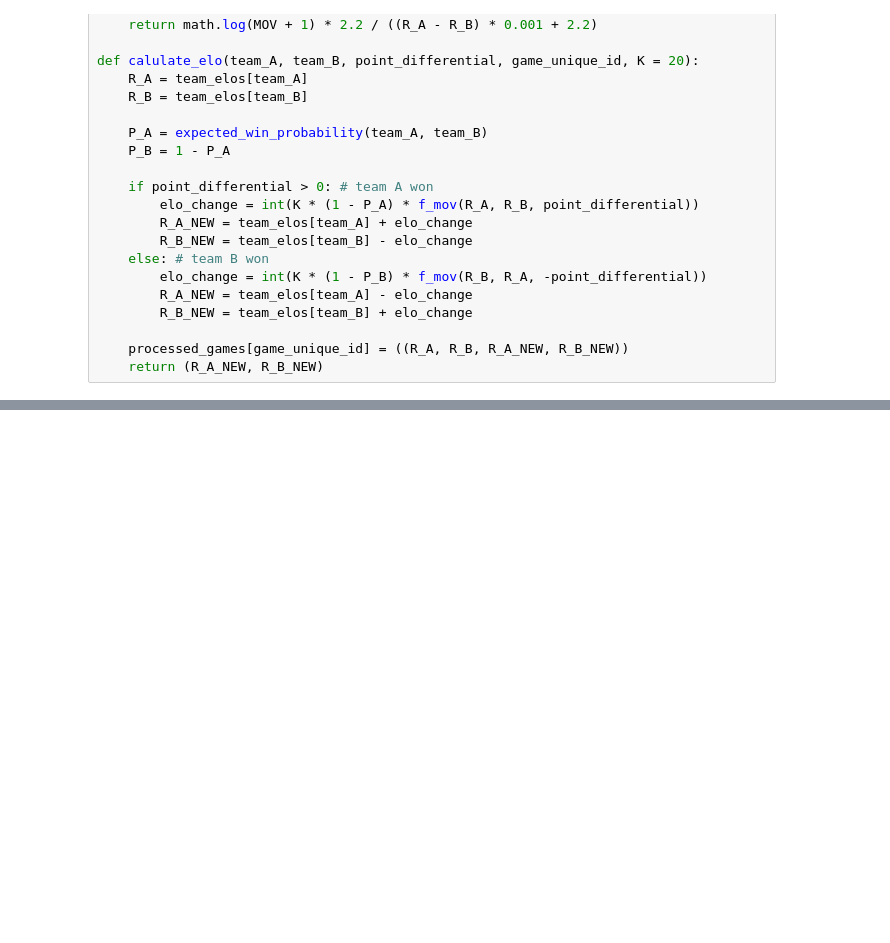
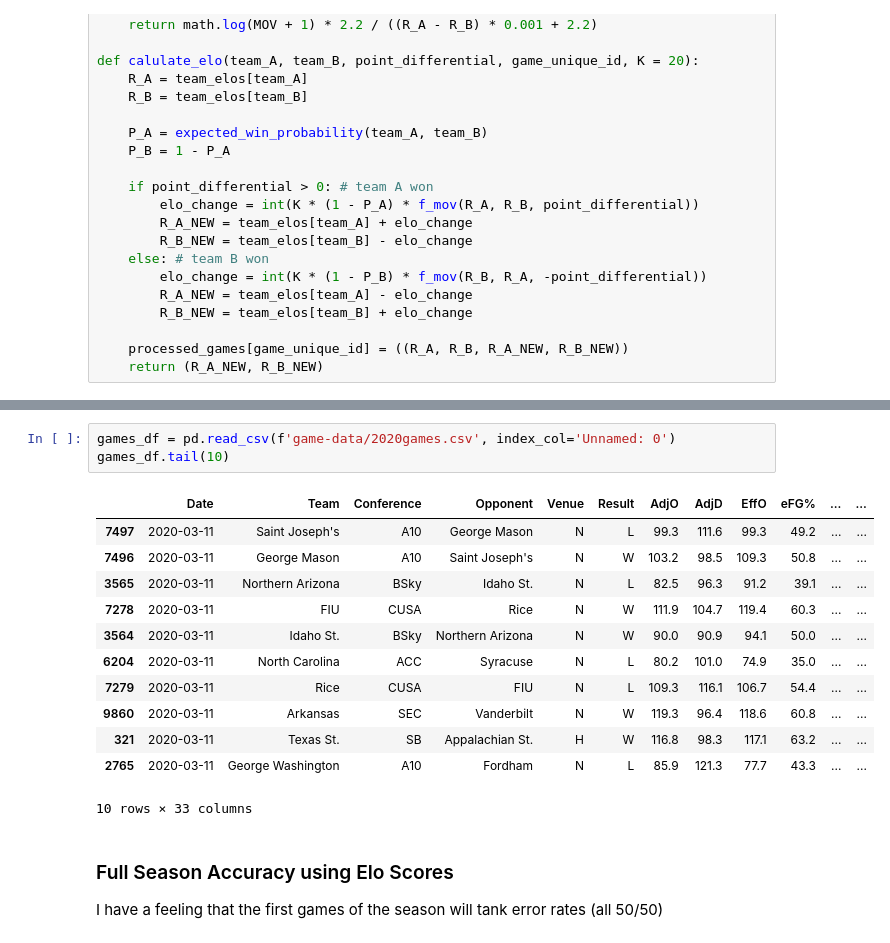
Before and after one commit to daleyren/ncaam-march-madness-predictions, a Jupyter notebook: elo_model.ipynb, the cells around one changed output, grey strips where cells are left out. Saved outputs shown, nothing was run; the diff lists cells and outputs as text; blank space fills up the shorter version.

```diff
--- a/elo_model.ipynb
+++ b/elo_model.ipynb
@@ -164,0 +342,20 @@ games_df.to_csv('test.csv')
+# %%
+games_df = pd.read_csv(f'game-data/2020games.csv', index_col='Unnamed: 0')
+games_df.tail(10)
+# %% [output]
+|  | Date | Team | Conference | Opponent | Venue | Result | AdjO | AdjD | EffO | eFG% | ... | ... |
+| 7497 | 2020-03-11 | Saint Joseph's | A10 | George Mason | N | L | 99.3 | 111.6 | 99.3 | 49.2 | ... | ... |
+| 7496 | 2020-03-11 | George Mason | A10 | Saint Joseph's | N | W | 103.2 | 98.5 | 109.3 | 50.8 | ... | ... |
+| 3565 | 2020-03-11 | Northern Arizona | BSky | Idaho St. | N | L | 82.5 | 96.3 | 91.2 | 39.1 | ... | ... |
+| 7278 | 2020-03-11 | FIU | CUSA | Rice | N | W | 111.9 | 104.7 | 119.4 | 60.3 | ... | ... |
+| 3564 | 2020-03-11 | Idaho St. | BSky | Northern Arizona | N | W | 90.0 | 90.9 | 94.1 | 50.0 | ... | ... |
+| 6204 | 2020-03-11 | North Carolina | ACC | Syracuse | N | L | 80.2 | 101.0 | 74.9 | 35.0 | ... | ... |
+| 7279 | 2020-03-11 | Rice | CUSA | FIU | N | L | 109.3 | 116.1 | 106.7 | 54.4 | ... | ... |
+| 9860 | 2020-03-11 | Arkansas | SEC | Vanderbilt | N | W | 119.3 | 96.4 | 118.6 | 60.8 | ... | ... |
+| 321 | 2020-03-11 | Texas St. | SB | Appalachian St. | H | W | 116.8 | 98.3 | 117.1 | 63.2 | ... | ... |
+| 2765 | 2020-03-11 | George Washington | A10 | Fordham | N | L | 85.9 | 121.3 | 77.7 | 43.3 | ... | ... |
+10 rows × 33 columns
+# %% [markdown]
+### Full Season Accuracy using Elo Scores
+
+I have a feeling that the first games of the season will tank error rates (all 50/50)
```
Also changed, not shown: parts of 14 cells of this notebook, 22 other files.
